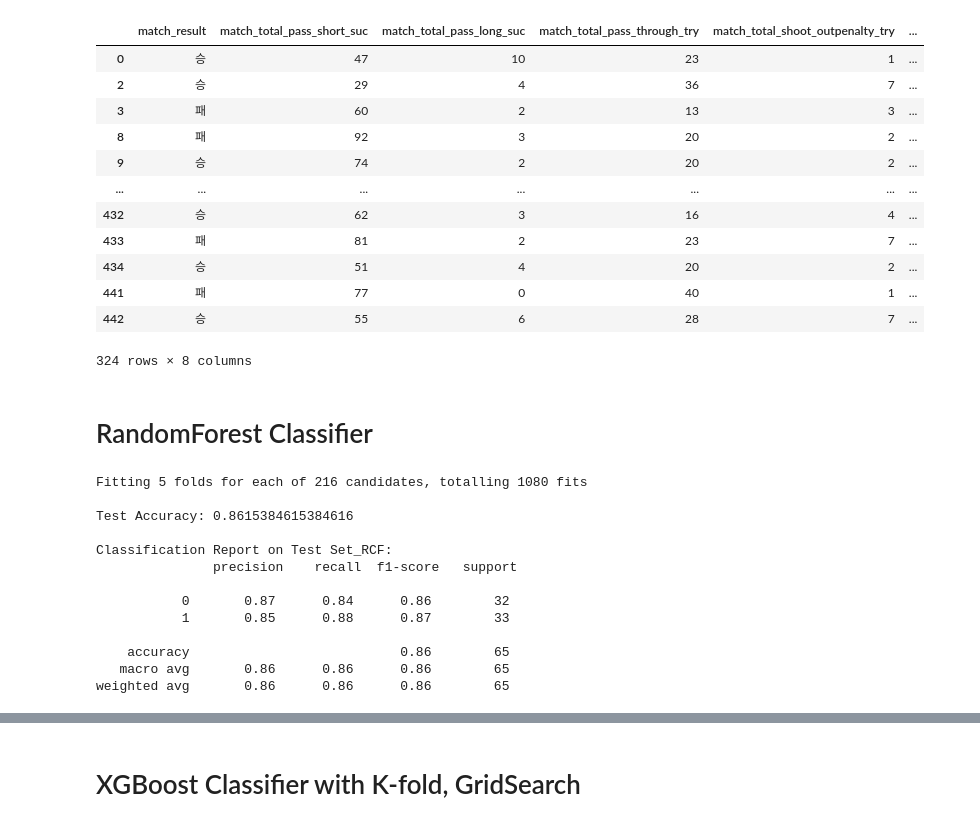
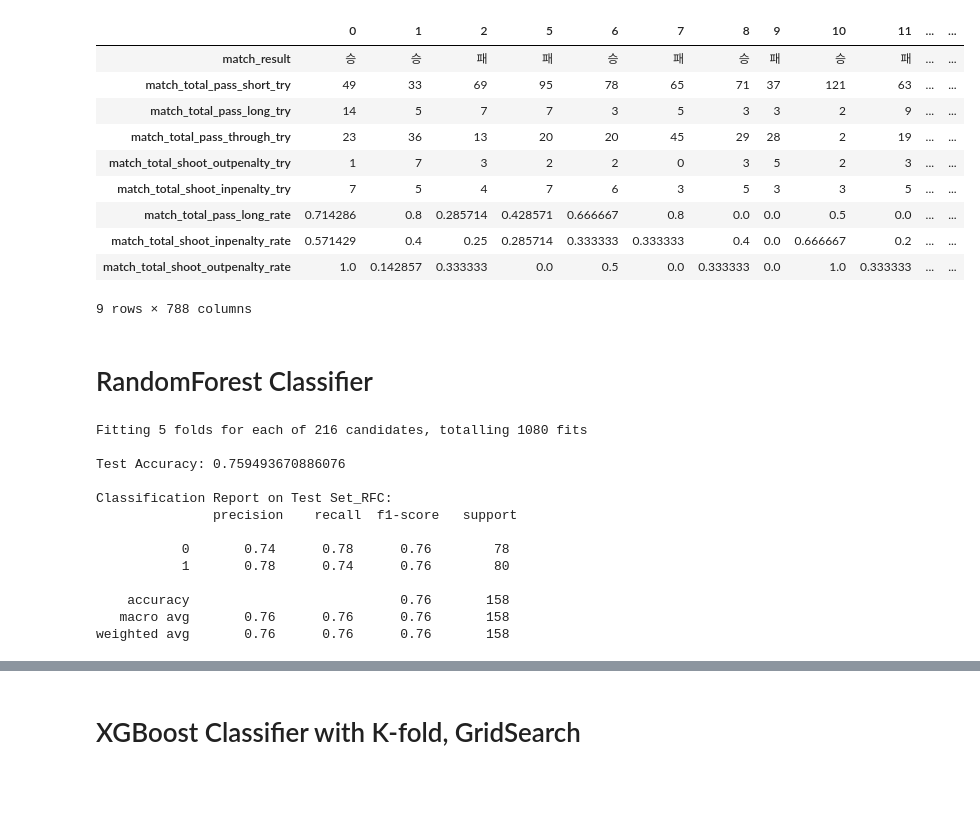
Before and after one commit to dohyun96305/Side_Proj_FCO, a Jupyter notebook: temp_folder/Jupyter_Notebook/modeling_match_user.ipynb, the cells around one changed output, grey strips where cells are left out. Drawn from its saved outputs; the diff is of its cells as text; code cells hidden in the pictures; blank space fills up the shorter version.

```diff
--- a/temp_folder/Jupyter_Notebook/modeling_match_user.ipynb
+++ b/temp_folder/Jupyter_Notebook/modeling_match_user.ipynb
@@ -84,19 +50,46 @@ df2 = df2[df2['match_endtype'] == 0]
+# %%
+engine = db_conn('root', 'Dhyoon96!', '127.0.0.1', 3306, 'side_proj_fco')
+df_query = 'SELECT * FROM match_user'
+
+with engine.connect() as connection:
+    df1 = pd.read_sql(df_query, con = connection)
+
+df1 = df1[df1['match_endtype'] == 0].reset_index(drop = True) # 정상 종료된 데이터만 사용
+
+df1['match_total_pass_rate'] = (df1['match_total_pass_suc'] / df1['match_total_pass_try']).replace(np.nan, 0)
+
+df1['match_total_pass_short_rate'] = (df1['match_total_pass_short_suc'] / df1['match_total_pass_short_try']).replace(np.nan, 0)
+df1['match_total_pass_long_rate'] = (df1['match_total_pass_long_suc'] / df1['match_total_pass_long_try']).replace(np.nan, 0)
+df1['match_total_pass_through_rate'] = (df1['match_total_pass_through_suc'] / df1['match_total_pass_through_try']).replace(np.nan, 0)
+
+df1['match_total_shoot_inpenalty_rate'] = (df1['match_total_shoot_inpenalty_suc'] / df1['match_total_shoot_inpenalty_try']).replace(np.nan, 0)
+df1['match_total_shoot_outpenalty_rate'] = (df1['match_total_shoot_outpenalty_suc'] / df1['match_total_shoot_outpenalty_try']).replace(np.nan, 0)
+# %%
+# Get columns from match_user_visualization VIF Check
+df_col_temp = ['match_result'] + ['match_total_pass_short_try',
+                                  'match_total_pass_long_try',
+                                  'match_total_pass_through_try',
+                                  'match_total_shoot_outpenalty_try',
+                                  'match_total_shoot_inpenalty_try',
+                                  'match_total_pass_long_rate',
+                                  'match_total_shoot_inpenalty_rate',
+                                  'match_total_shoot_outpenalty_rate']
+
+df2 = df1[((df1['match_result'] == '승') | (df1['match_result'] == '패'))]
 # %%
-df2[df_col_temp]
+df2[df_col_temp].T
 # %% [output]
-|  | match_result | match_total_pass_short_suc | match_total_pass_long_suc | match_total_pass_through_try | match_total_shoot_outpenalty_try | ... |
-| 0 | 승 | 47 | 10 | 23 | 1 | ... |
-| 2 | 승 | 29 | 4 | 36 | 7 | ... |
-| 3 | 패 | 60 | 2 | 13 | 3 | ... |
-| 8 | 패 | 92 | 3 | 20 | 2 | ... |
-| 9 | 승 | 74 | 2 | 20 | 2 | ... |
-| ... | ... | ... | ... | ... | ... | ... |
-| 432 | 승 | 62 | 3 | 16 | 4 | ... |
-| 433 | 패 | 81 | 2 | 23 | 7 | ... |
-| 434 | 승 | 51 | 4 | 20 | 2 | ... |
-| 441 | 패 | 77 | 0 | 40 | 1 | ... |
-| 442 | 승 | 55 | 6 | 28 | 7 | ... |
+|  | 0 | 1 | 2 | 5 | 6 | 7 | 8 | 9 | 10 | 11 | ... | ... |
+| match_result | 승 | 승 | 패 | 패 | 승 | 패 | 승 | 패 | 승 | 패 | ... | ... |
+| match_total_pass_short_try | 49 | 33 | 69 | 95 | 78 | 65 | 71 | 37 | 121 | 63 | ... | ... |
+| match_total_pass_long_try | 14 | 5 | 7 | 7 | 3 | 5 | 3 | 3 | 2 | 9 | ... | ... |
+| match_total_pass_through_try | 23 | 36 | 13 | 20 | 20 | 45 | 29 | 28 | 2 | 19 | ... | ... |
+| match_total_shoot_outpenalty_try | 1 | 7 | 3 | 2 | 2 | 0 | 3 | 5 | 2 | 3 | ... | ... |
+| match_total_shoot_inpenalty_try | 7 | 5 | 4 | 7 | 6 | 3 | 5 | 3 | 3 | 5 | ... | ... |
+| match_total_pass_long_rate | 0.714286 | 0.8 | 0.285714 | 0.428571 | 0.666667 | 0.8 | 0.0 | 0.0 | 0.5 | 0.0 | ... | ... |
+| match_total_shoot_inpenalty_rate | 0.571429 | 0.4 | 0.25 | 0.285714 | 0.333333 | 0.333333 | 0.4 | 0.0 | 0.666667 | 0.2 | ... | ... |
+| match_total_shoot_outpenalty_rate | 1.0 | 0.142857 | 0.333333 | 0.0 | 0.5 | 0.0 | 0.333333 | 0.0 | 1.0 | 0.333333 | ... | ... |
-324 rows × 8 columns
+9 rows × 788 columns
 # %%
 df2 = df2[df_col_temp]
 df2['match_result'] = df2['match_result'].map({'승': 1, '패': 0})
@@ -138,26 +131,26 @@ grid_search_rcf = GridSearchCV(estimator = model_rcf,
                            n_jobs = -1,
                            verbose = 2)
 # %%
-grid_search_rcf.fit(X_temp_scaled, y_temp)
+grid_search_rfc.fit(X_temp_scaled, y_temp)
 
-best_model_rcf = grid_search_rcf.best_estimator_
+best_model_rfc = grid_search_rfc.best_estimator_
 
-y_test_pred_rcf = best_model_rcf.predict(X_test_scaled)
+y_test_pred_rfc = best_model_rfc.predict(X_test_scaled)
 
-print("\nTest Accuracy:", accuracy_score(y_test, y_test_pred_rcf))
-print("\nClassification Report on Test Set_RCF:\n", classification_report(y_test, y_test_pred_rcf))
+print("\nTest Accuracy:", accuracy_score(y_test, y_test_pred_rfc))
+print("\nClassification Report on Test Set_RFC:\n", classification_report(y_test, y_test_pred_rfc))
 # %% [output]
 Fitting 5 folds for each of 216 candidates, totalling 1080 fits
 
-Test Accuracy: 0.8615384615384616
+Test Accuracy: 0.759493670886076
 
-Classification Report on Test Set_RCF:
+Classification Report on Test Set_RFC:
                precision    recall  f1-score   support
 
-           0       0.87      0.84      0.86        32
-           1       0.85      0.88      0.87        33
+           0       0.74      0.78      0.76        78
+           1       0.78      0.74      0.76        80
 
-    accuracy                           0.86        65
-   macro avg       0.86      0.86      0.86        65
-weighted avg       0.86      0.86      0.86        65
+    accuracy                           0.76       158
+   macro avg       0.76      0.76      0.76       158
+weighted avg       0.76      0.76      0.76       158
 # %%
```
Also changed, not shown: parts of 7 cells of this notebook.
